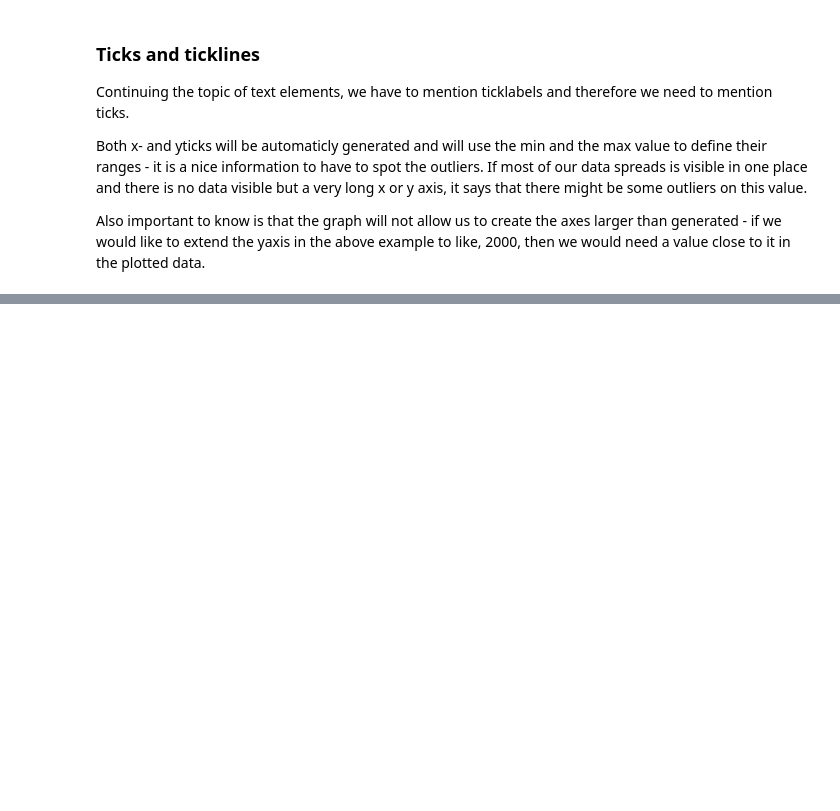
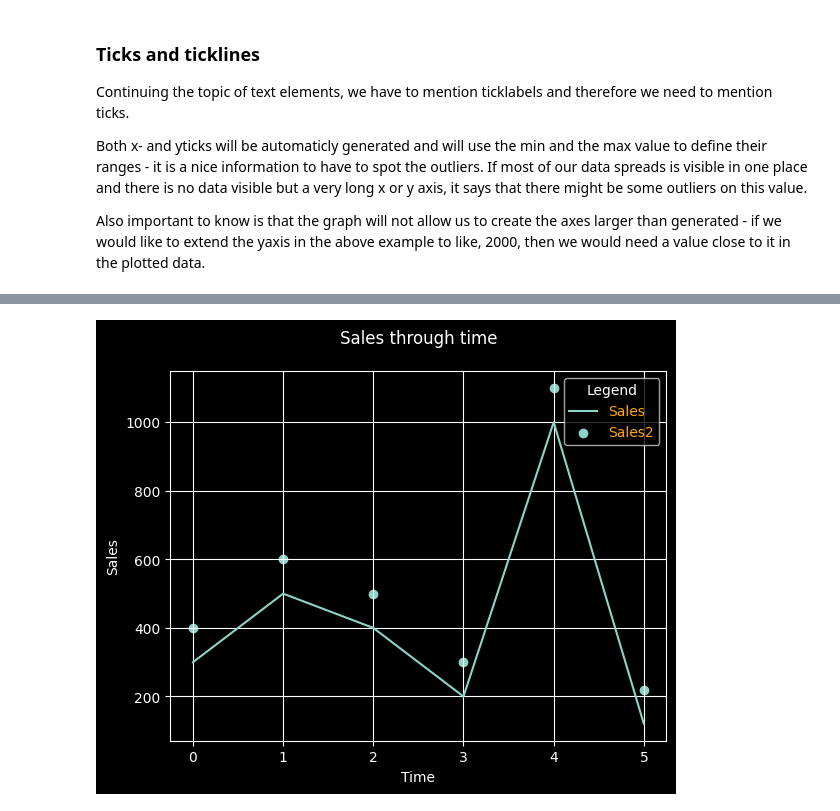
Before and after one commit to miladziekanowska/Data_Analytics, a Jupyter notebook: Matplotlib_Basics.ipynb, the cells around one changed output, grey strips where cells are left out. Cells and saved outputs as stored; diff of their text form; code cells hidden in the pictures; blank space fills up the shorter version.

```diff
--- a/Matplotlib_Basics.ipynb
+++ b/Matplotlib_Basics.ipynb
@@ -233,0 +269,16 @@ ax.set_xticklabels(['a','b','c','d','e','f'])
+# %%
+plt.style.use('dark_background') # if we set this at the beginning or at one point,
+# all following graphs will be in this style
+fig, ax = plt.subplots()
+
+ax.set_title('Sales through time', pad=20)
+ax.set_xlabel('Time')
+ax.set_ylabel('Sales')
+
+ax.plot(df['Time'], df['Sales'])
+ax.scatter(df['Time'], df['Sales2'])
+
+ax.legend(['Sales', 'Sales2'], labelcolor='orange', title='Legend')
+ax.grid()
+# %% [output]
+[figure, added]
```
Also changed, not shown: parts of 10 cells of this notebook.
